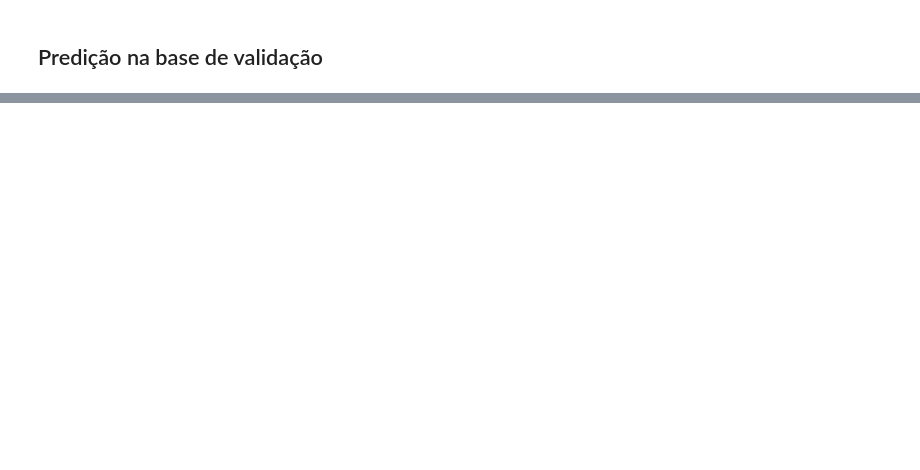
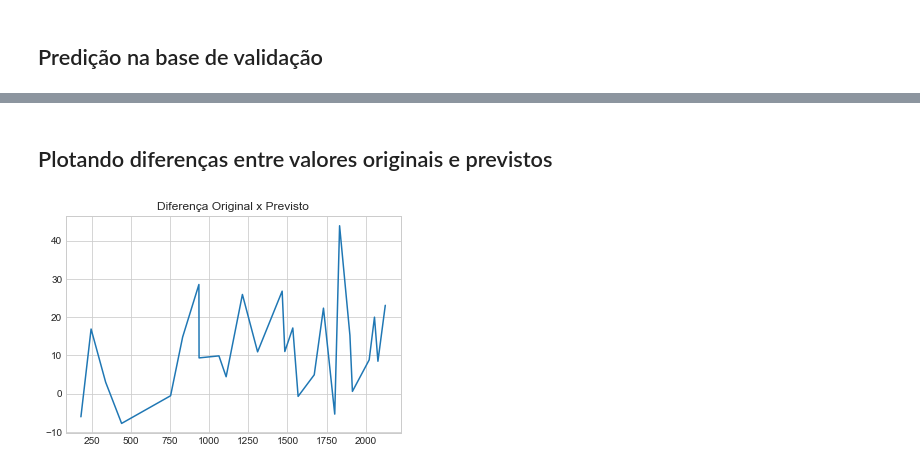
Before and after one commit to edsonpiresnunes/Euroscore, a Jupyter notebook: Euroscore.ipynb, the cells around one changed output, grey strips where cells are left out. Cells and saved outputs as stored; diff of their text form; code cells hidden in the pictures; blank space fills up the shorter version.

```diff
--- a/Euroscore.ipynb
+++ b/Euroscore.ipynb
@@ -373,0 +374,8 @@ plt.show()
+# %% [markdown]
+## Plotando diferenças entre valores originais e previstos
+# %%
+plt.title('Diferença Original x Previsto')
+plt.plot(es2 - es2_predicted)
+plt.show()
+# %% [output]
+[figure, added]
```
Also changed, not shown: parts of 23 cells of this notebook, 1 other file.
